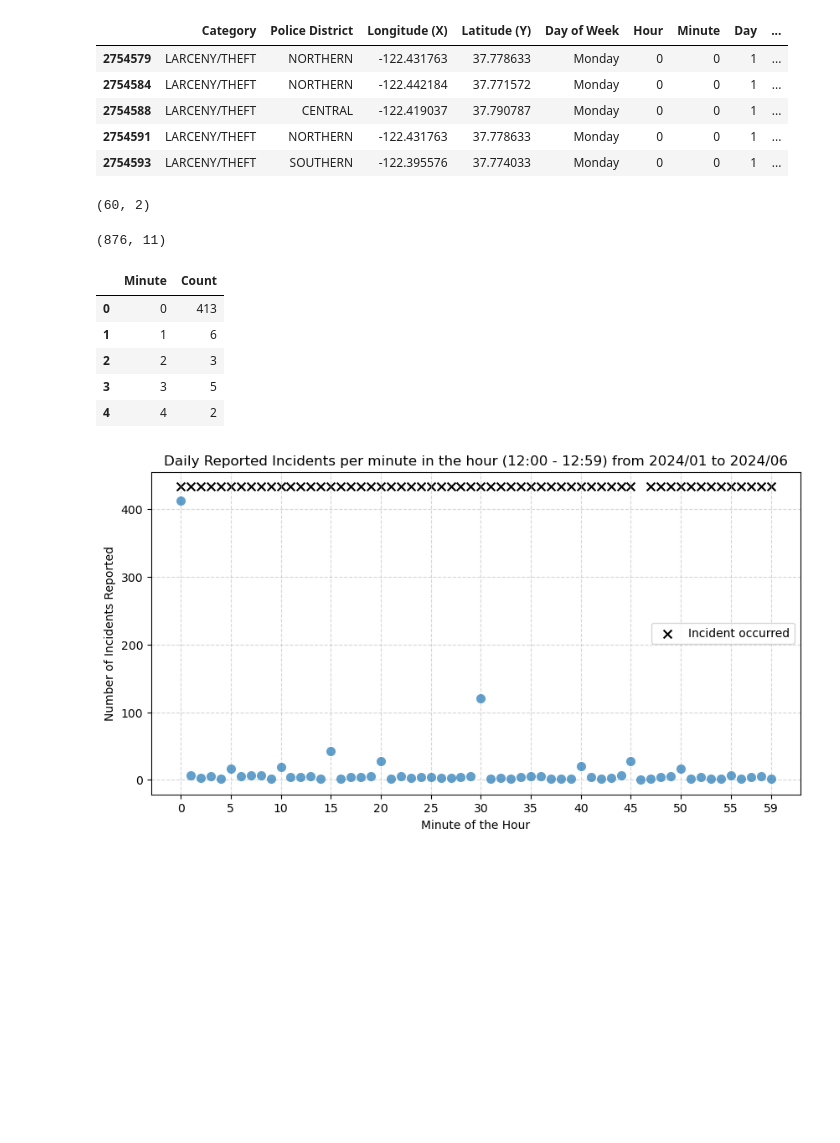
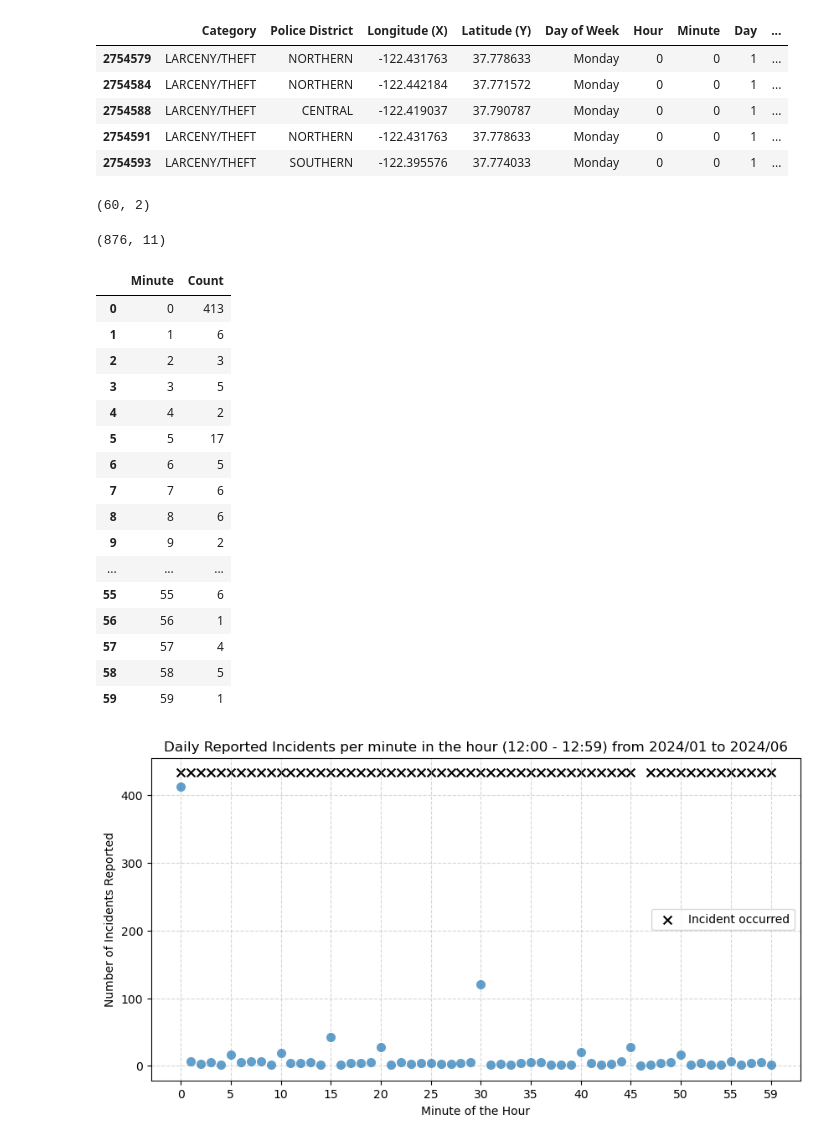
Before and after one commit to AleksandarLukic96/02806_Social_Data, a Jupyter notebook: notebooks/W3_Alek.ipynb, the cells around one changed output. Saved outputs shown, nothing was run; the diff lists cells and outputs as text; code cells hidden in the pictures; blank space fills up the shorter version.

```diff
--- a/notebooks/W3_Alek.ipynb
+++ b/notebooks/W3_Alek.ipynb
@@ -161,33 +161,44 @@ df_sample.head()
 # %%
 # Filter the incidents to the hour of interest
 hour = 12
 df_hour = df_sample[df_sample["Hour"] == hour]
 # df_hour = df[df["Hour"] == hour]
 
 # Count the number of incidents for each minute in the hour
 min_count = df_hour["Minute"].value_counts().sort_index()
 
 # Create a DataFrame with all minutes in the hour to ensure all minutes are included
-df_minute = pd.DataFrame({'Minute': range(60)})
+df_minute = pd.DataFrame({"Minute": range(60)})
 
 # Merge the count of incidents for each minute with the DataFrame of all minutes
-df_minute = df_minute.merge(min_count.rename('Count'), left_on='Minute', right_index=True, how='left')
+df_minute = df_minute.merge(min_count.rename("Count"), left_on="Minute", right_index=True, how="left")
 
 # Fill missing values with 0 (for minutes with no incidents)
-df_minute['Count'] = df_minute['Count'].fillna(0).astype(int)
+df_minute["Count"] = df_minute["Count"].fillna(0).astype(int)
 
 print(df_minute.shape)
 display(df_hour.shape)
-df_minute.head()
+df_minute
 # %% [output]
 (60, 2)
 (876, 11)
 |  | Minute | Count |
 | 0 | 0 | 413 |
 | 1 | 1 | 6 |
 | 2 | 2 | 3 |
 | 3 | 3 | 5 |
 | 4 | 4 | 2 |
+| 5 | 5 | 17 |
+| 6 | 6 | 5 |
+| 7 | 7 | 6 |
+| 8 | 8 | 6 |
+| 9 | 9 | 2 |
+| ... | ... | ... |
+| 55 | 55 | 6 |
+| 56 | 56 | 1 |
+| 57 | 57 | 4 |
+| 58 | 58 | 5 |
+| 59 | 59 | 1 |
 # %%
 # Create jitter plot
 plt.figure(figsize=(10, 5))
```
Also changed, not shown: parts of 23 cells of this notebook, 1 other file.
